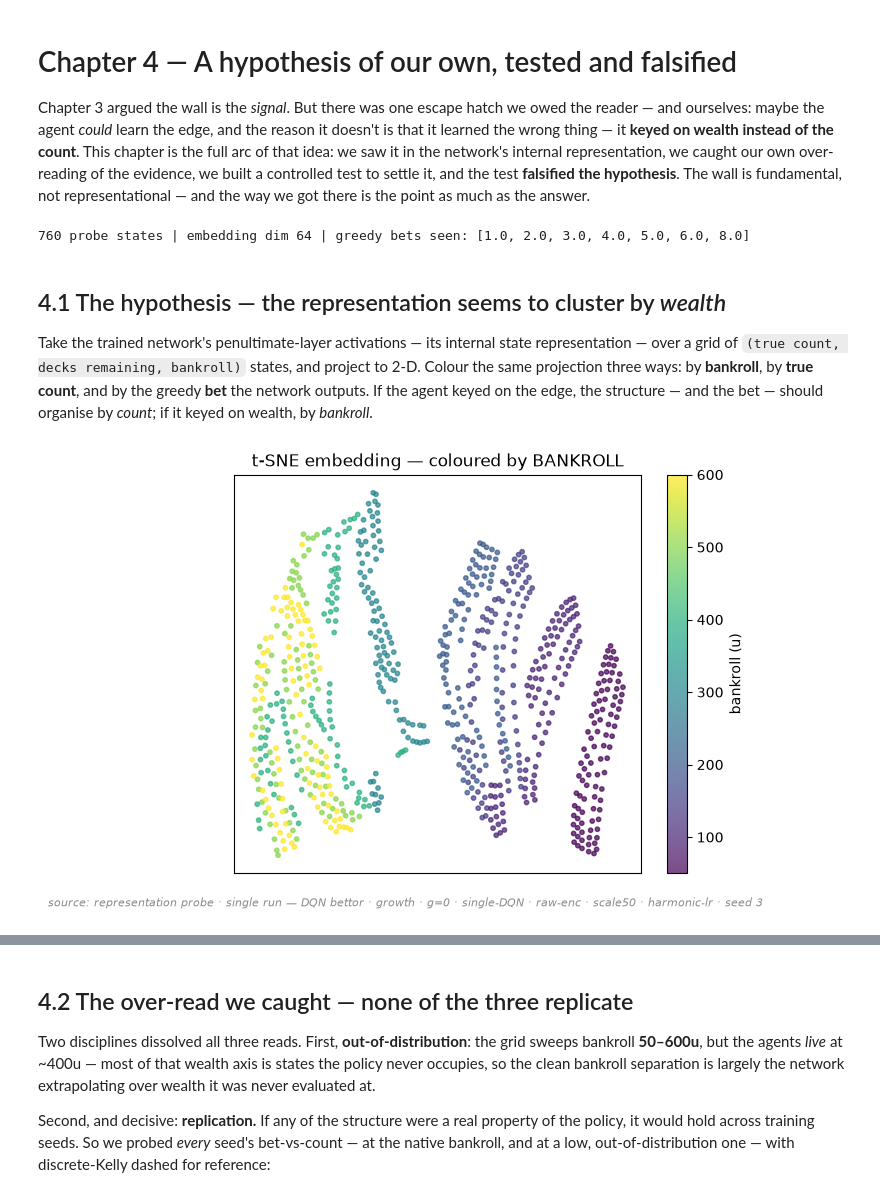
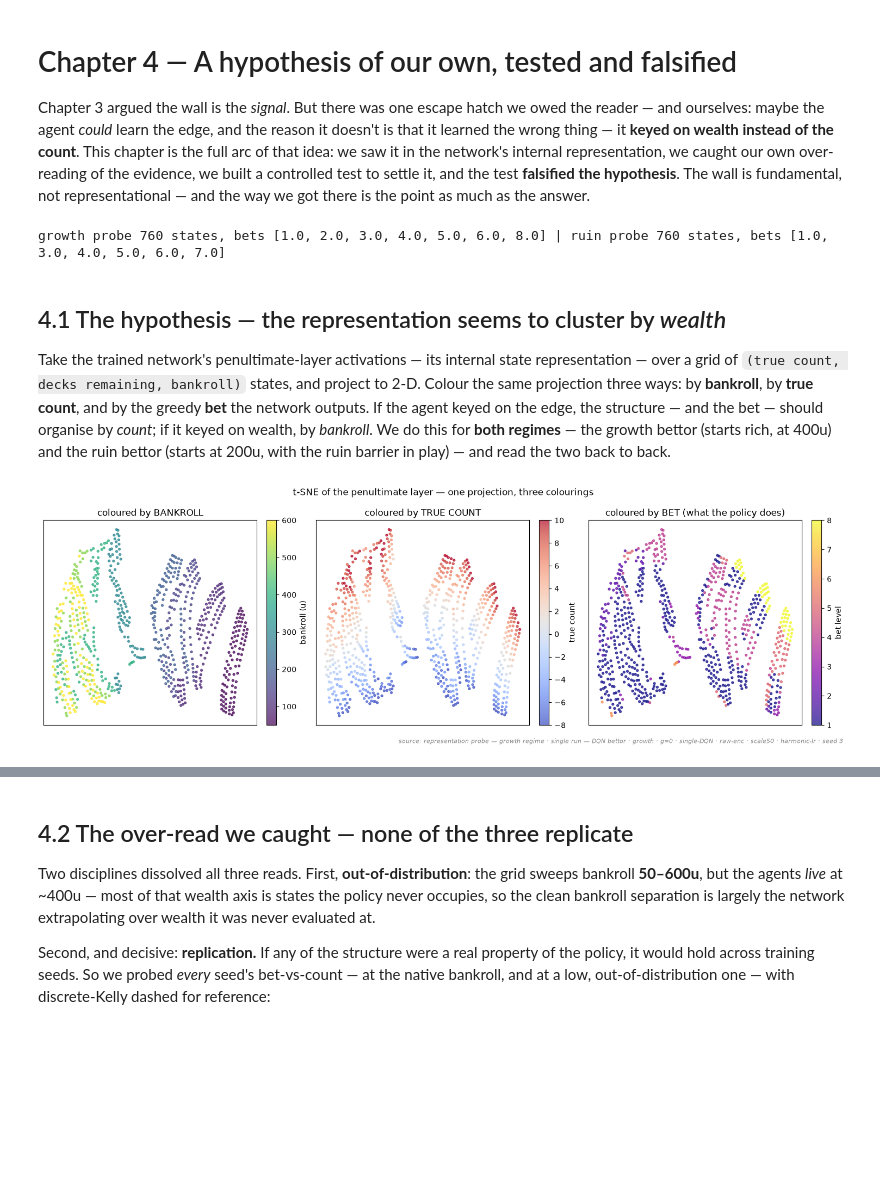
Before and after one commit to arda-basarici/blackjack-rl, a Jupyter notebook: analysis/session/chapters/ch4_wealth_hypothesis.ipynb, the cells around one changed output, grey strips where cells are left out. Cells and saved outputs as stored; diff of their text form; code cells hidden in the pictures; blank space fills up the shorter version.

Commit message:
wealth coverage experiments and notebook updates

```diff
--- a/analysis/session/chapters/ch4_wealth_hypothesis.ipynb
+++ b/analysis/session/chapters/ch4_wealth_hypothesis.ipynb
@@ -11,20 +11,30 @@ representational — and the way we got there is the point as much as the answer
 import sys; sys.path.insert(0, '.')
 from blackjack_rl.analysis_loader import (
     load_bet_runs, load_bet_evals, bet_provenance,
-    bet_embedding, bet_project, plot_bet_embedding, plot_native_curves, plot_bet_replication, plot_encoding_ablation,
+    bet_embedding, bet_project, plot_bet_embedding, plot_bet_embedding_row, plot_native_curves,
+    plot_bet_replication, plot_encoding_ablation,
+    plot_bet_coverage, plot_coverage_growth, coverage_four_axis, coverage_growth_ztest, coverage_visitation,
 )
+from IPython.display import display
 
 runs = load_bet_runs()
 evals = load_bet_evals()
 
-# a REPRESENTATIVE growth/raw agent for the probe — seed 3, which is flat at its native bankroll (the
-# typical case; NOT the 1-of-6 seed that gates). The embedding's structure is the same across seeds.
+# REPRESENTATIVE fixed-start probes (seed 3 in BOTH regimes — the typical case, NOT a seed that gates; the
+# clustering is the same across seeds). load_bet_runs excludes the coverage sweep by default, so these are
+# the fixed-start agents whose wealth artifact motivates the hypothesis.
 probe_run = runs[(runs.regime == "growth") & (runs.bankroll_feature == "raw") & (runs.seed == 3)].iloc[-1]
 states, embedding, bet = bet_embedding(probe_run.path)   # penultimate-layer over a (count, depth, bankroll) grid
 coords = bet_project(embedding, "tsne")
-print(f"{len(states)} probe states | embedding dim {embedding.shape[1]} | greedy bets seen: {sorted(set(bet.tolist()))}")
+
+probe_run_ruin = runs[(runs.regime == "ruin") & (runs.bankroll_feature == "raw")
+                      & (runs.gamma == 0.95) & (~runs.double) & (runs.seed == 3)].iloc[-1]
+states_r, embedding_r, bet_r = bet_embedding(probe_run_ruin.path)
+coords_r = bet_project(embedding_r, "tsne")
+print(f"growth probe {len(states)} states, bets {sorted(set(bet.tolist()))} | "
+      f"ruin probe {len(states_r)} states, bets {sorted(set(bet_r.tolist()))}")
 # %% [output]
-760 probe states | embedding dim 64 | greedy bets seen: [1.0, 2.0, 3.0, 4.0, 5.0, 6.0, 8.0]
+growth probe 760 states, bets [1.0, 2.0, 3.0, 4.0, 5.0, 6.0, 8.0] | ruin probe 760 states, bets [1.0, 3.0, 4.0, 5.0, 6.0, 7.0]
 # %% [markdown]
 ## 4.1 The hypothesis — the representation seems to cluster by *wealth*
 
@@ -32,8 +42,10 @@ Take the trained network's penultimate-layer activations — its internal state
 of `(true count, decks remaining, bankroll)` states, and project to 2-D. Colour the same projection three
 ways: by **bankroll**, by **true count**, and by the greedy **bet** the network outputs. If the agent keyed
 on the edge, the structure — and the bet — should organise by *count*; if it keyed on wealth, by *bankroll*.
+We do this for **both regimes** — the growth bettor (starts rich, at 400u) and the ruin bettor (starts at
+200u, with the ruin barrier in play) — and read the two back to back.
 # %%
-plot_bet_embedding(coords, states.bankroll, "bankroll (u)", "t-SNE embedding — coloured by BANKROLL",
-                   note=bet_provenance(probe_run, role="representation probe"))
+plot_bet_embedding_row(coords, states, bet,
+                       note=bet_provenance(probe_run, role="representation probe — growth regime"))
 # %% [output]
-[figure, old version]
+[figure, new version]
```
Also changed, not shown: parts of 11 cells of this notebook, 9 other files.
